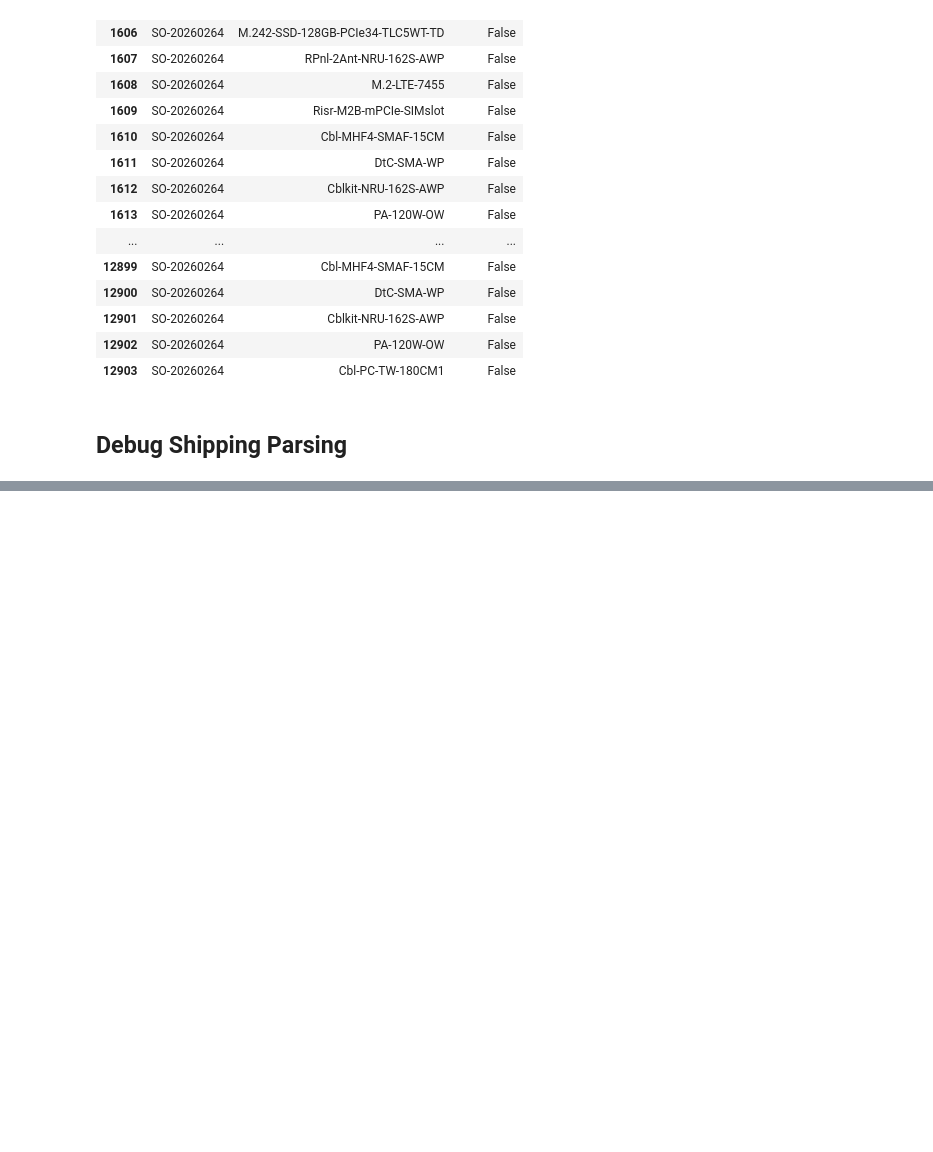
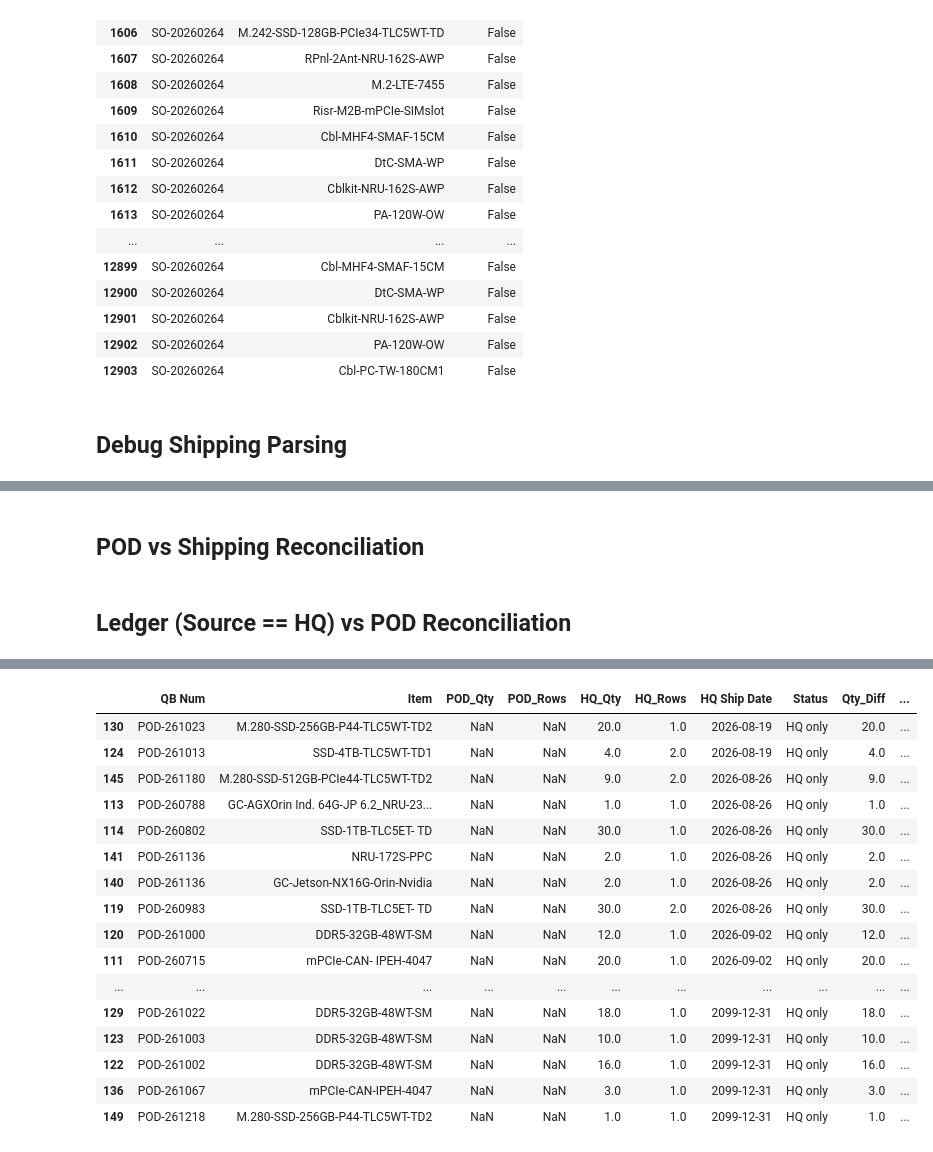
Before and after one commit to playoung2818/MRP_System, a Jupyter notebook: ERP_System 3.0/erp_system/Debug.ipynb, the cells around one changed output, grey strips where cells are left out. Drawn from its saved outputs; the diff is of its cells as text; code cells hidden in the pictures; blank space fills up the shorter version.

```diff
--- a/ERP_System 3.0/erp_system/Debug.ipynb
+++ b/ERP_System 3.0/erp_system/Debug.ipynb
@@ -271,0 +246,57 @@ Parent: 4-port Intel® I350-AM4 server-grade Gigabit IEEE 802.3at PoE+ frame gra
+# %% [markdown]
+## POD vs Shipping Reconciliation
+# %% [markdown]
+## Ledger (Source == HQ) vs POD Reconciliation
+# %%
+from erp_system.normalize.erp_normalize import POD_SITE
+
+skip_pods= ["POD-251229"]
+
+pod_raw = pd.read_csv(str(POD_FILE), encoding="ISO-8859-1", engine="python")
+ship_raw = read_excel_safe(SHIPPING_SCHEDULE_FILE)
+
+pod_hq = transform_pod(pod_raw)
+sap_exp = expand_sap_preinstalled(transform_shipping(ship_raw))
+
+pod_agg = (
+    pod_hq.groupby(["QB Num", "Item"], as_index=False)
+    .agg(POD_Qty=("Qty(+)", "sum"), POD_Rows=("Item", "size"))
+)
+
+pod_final = pod_agg.loc[~pod_agg["QB Num"].isin(skip_pods) ].copy()
+
+hq_agg = (
+    sap_exp.loc[sap_exp["Qty(+)"] > 0]
+    .groupby(["QB Num", "Item"], as_index=False)
+    .agg(HQ_Qty=("Qty(+)", "sum"), HQ_Rows=("Item", "size"), **{"HQ Ship Date": ("Ship Date", "min")})
+)
+
+hq_final = hq_agg.loc[~hq_agg["QB Num"].isin(skip_pods) ].copy()
+
+reconciliation_hq = pod_final.merge(hq_final, on=["QB Num", "Item"], how="outer", indicator=True)
+reconciliation_hq["Status"] = reconciliation_hq["_merge"].map(
+    {"both": "Both", "left_only": "POD only", "right_only": "HQ only"}
+)
+reconciliation_hq.drop(columns=["_merge"], inplace=True)
+reconciliation_hq["Qty_Diff"] = reconciliation_hq["HQ_Qty"].fillna(0) - reconciliation_hq["POD_Qty"].fillna(0)
+
+excluded_pods = {str(k).strip() for k in POD_SITE.keys() if str(k).strip()}
+reconciliation_hq["Excluded_by_POD_SITE"] = reconciliation_hq["QB Num"].astype(str).str.strip().isin(excluded_pods)
+
+reconciliation_hq = reconciliation_hq.sort_values(
+    by=["Status", "QB Num", "Item"],
+    key=lambda s: s.map({"POD only": 0, "HQ only": 1, "Both": 2}) if s.name == "Status" else s,
+).reset_index(drop=True)
+
+print(reconciliation_hq["Status"].value_counts())
+print()
+print("Of the mismatches, how many are explained by POD_SITE exclusion:")
+print(
+    reconciliation_hq.loc[reconciliation_hq["Status"] != "Both"]
+    .groupby(["Status", "Excluded_by_POD_SITE"])
+    .size()
+)
+
+mismatches_hq = reconciliation_hq.loc[reconciliation_hq["Status"] == "HQ only"]
+display(mismatches_hq.sort_values("HQ Ship Date"))
+# %% [output]
@@ -271,0 +318,17 @@ Parent: 4-port Intel® I350-AM4 server-grade Gigabit IEEE 802.3at PoE+ frame gra
+|  | QB Num | Item | POD_Qty | POD_Rows | HQ_Qty | HQ_Rows | HQ Ship Date | Status | Qty_Diff | ... |
+| 130 | POD-261023 | M.280-SSD-256GB-P44-TLC5WT-TD2 | NaN | NaN | 20.0 | 1.0 | 2026-08-19 | HQ only | 20.0 | ... |
+| 124 | POD-261013 | SSD-4TB-TLC5WT-TD1 | NaN | NaN | 4.0 | 2.0 | 2026-08-19 | HQ only | 4.0 | ... |
+| 145 | POD-261180 | M.280-SSD-512GB-PCIe44-TLC5WT-TD2 | NaN | NaN | 9.0 | 2.0 | 2026-08-26 | HQ only | 9.0 | ... |
+| 113 | POD-260788 | GC-AGXOrin Ind. 64G-JP 6.2_NRU-23... | NaN | NaN | 1.0 | 1.0 | 2026-08-26 | HQ only | 1.0 | ... |
+| 114 | POD-260802 | SSD-1TB-TLC5ET- TD | NaN | NaN | 30.0 | 1.0 | 2026-08-26 | HQ only | 30.0 | ... |
+| 141 | POD-261136 | NRU-172S-PPC | NaN | NaN | 2.0 | 1.0 | 2026-08-26 | HQ only | 2.0 | ... |
+| 140 | POD-261136 | GC-Jetson-NX16G-Orin-Nvidia | NaN | NaN | 2.0 | 1.0 | 2026-08-26 | HQ only | 2.0 | ... |
+| 119 | POD-260983 | SSD-1TB-TLC5ET- TD | NaN | NaN | 30.0 | 2.0 | 2026-08-26 | HQ only | 30.0 | ... |
+| 120 | POD-261000 | DDR5-32GB-48WT-SM | NaN | NaN | 12.0 | 1.0 | 2026-09-02 | HQ only | 12.0 | ... |
+| 111 | POD-260715 | mPCIe-CAN- IPEH-4047 | NaN | NaN | 20.0 | 1.0 | 2026-09-02 | HQ only | 20.0 | ... |
+| ... | ... | ... | ... | ... | ... | ... | ... | ... | ... | ... |
+| 129 | POD-261022 | DDR5-32GB-48WT-SM | NaN | NaN | 18.0 | 1.0 | 2099-12-31 | HQ only | 18.0 | ... |
+| 123 | POD-261003 | DDR5-32GB-48WT-SM | NaN | NaN | 10.0 | 1.0 | 2099-12-31 | HQ only | 10.0 | ... |
+| 122 | POD-261002 | DDR5-32GB-48WT-SM | NaN | NaN | 16.0 | 1.0 | 2099-12-31 | HQ only | 16.0 | ... |
+| 136 | POD-261067 | mPCIe-CAN-IPEH-4047 | NaN | NaN | 3.0 | 1.0 | 2099-12-31 | HQ only | 3.0 | ... |
+| 149 | POD-261218 | M.280-SSD-256GB-P44-TLC5WT-TD2 | NaN | NaN | 1.0 | 1.0 | 2099-12-31 | HQ only | 1.0 | ... |
```
Also changed, not shown: parts of 4 cells of this notebook, 14 other files.
